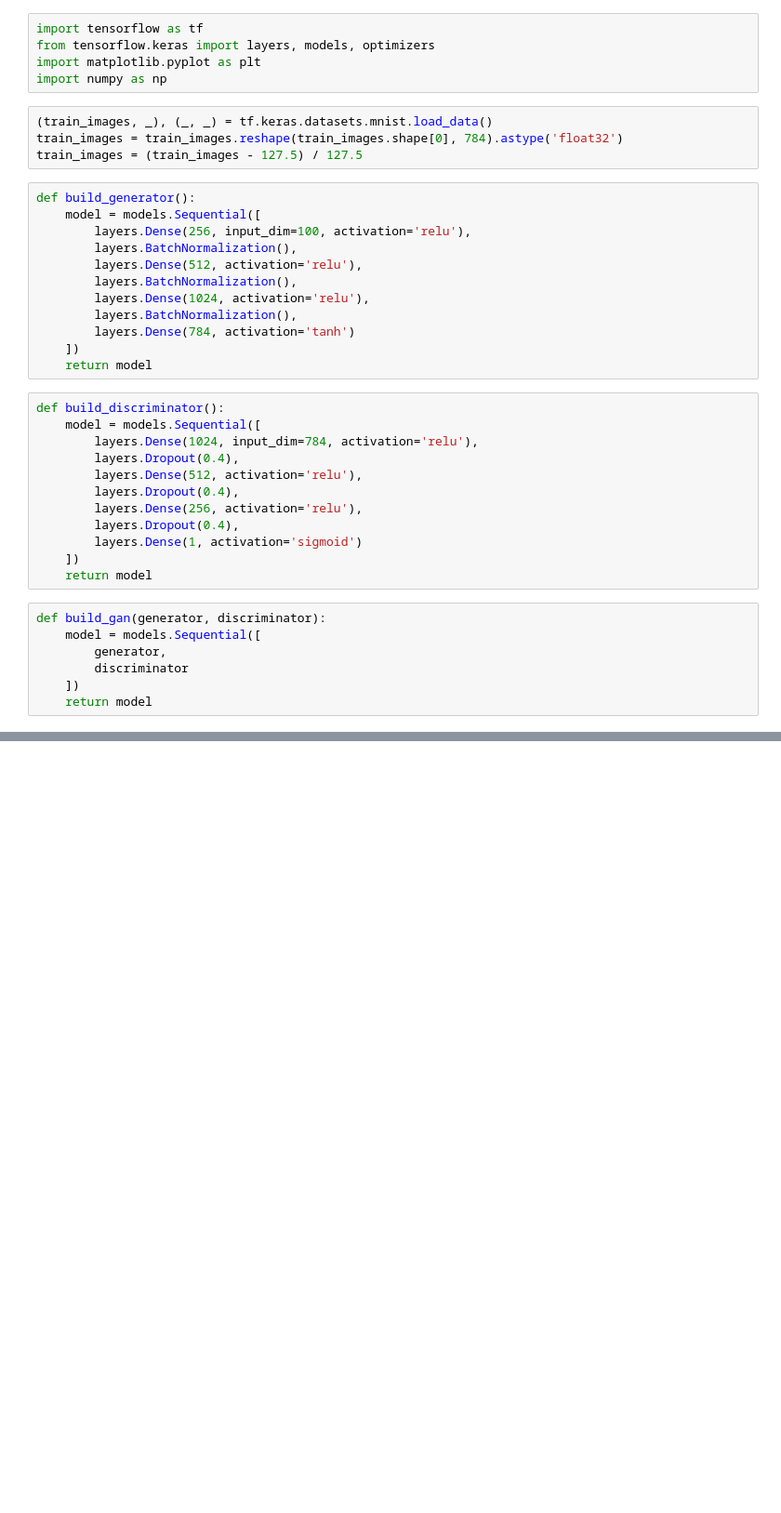
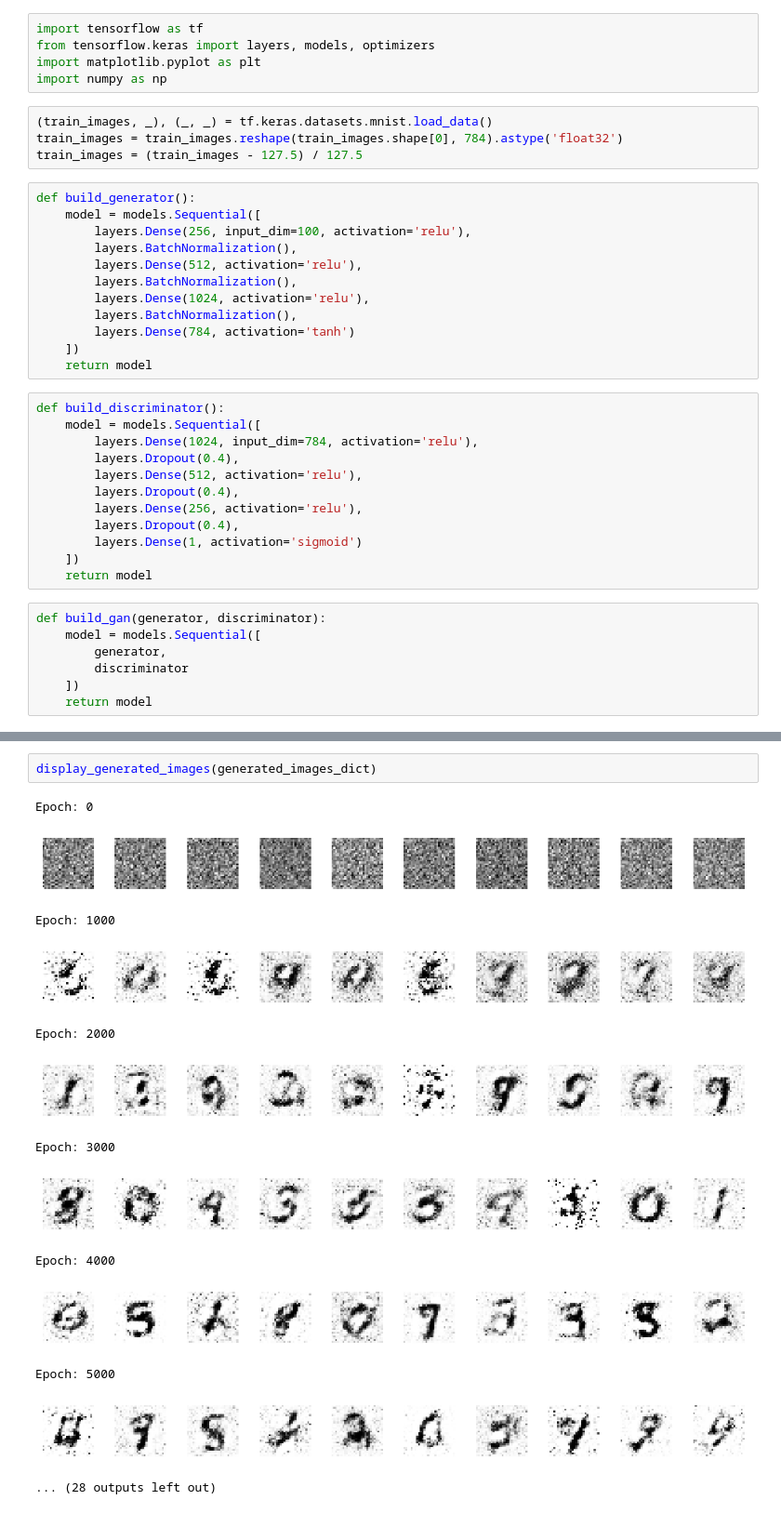
Before and after one commit to LPELCRACK896/DL_lab5, a Jupyter notebook: GAN.ipynb, the cells around one changed output, grey strips where cells are left out. Shown at 93% size. Cells and saved outputs as stored; diff of their text form; blank space fills up the shorter version.

```diff
--- a/GAN.ipynb
+++ b/GAN.ipynb
@@ -98,0 +214,16 @@ for epoch in range(epochs):
+# %%
+display_generated_images(generated_images_dict)
+# %% [output]
+Epoch: 0
+[figure, added]
+Epoch: 1000
+[figure, added]
+Epoch: 2000
+[figure, added]
+Epoch: 3000
+[figure, added]
+Epoch: 4000
+[figure, added]
+Epoch: 5000
+[figure, added]
+... (28 outputs left out)
```
Also changed, not shown: parts of 3 cells of this notebook.
